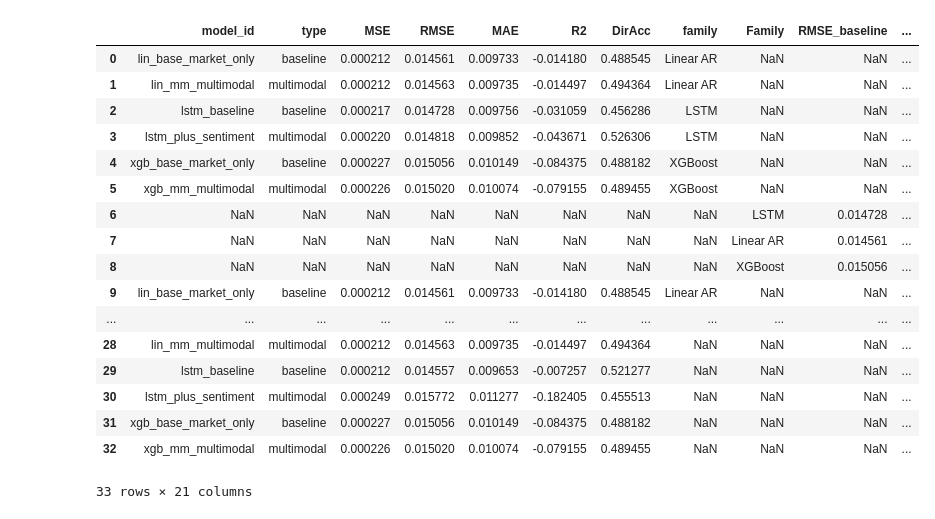
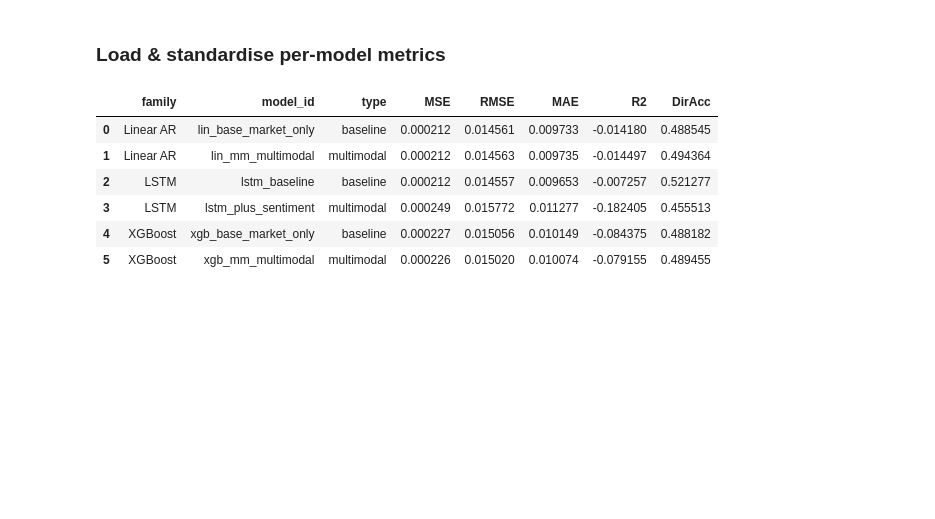
Before and after one commit to mkcakmak/multimodel-financial-time-series-with-sentiment, a Jupyter notebook: noteebooks/40_results_comparison.ipynb, the cells around one changed output. Cells and saved outputs as stored; diff of their text form; code cells hidden in the pictures; blank space fills up the shorter version.

```diff
--- a/noteebooks/40_results_comparison.ipynb
+++ b/noteebooks/40_results_comparison.ipynb
@@ -11,5 +13,5 @@ sns.set(style="whitegrid", context="talk")
 # %%
-BASE_DIR = Path("../")
+BASE_DIR = Path("..").resolve()
 RESULTS_DIR = BASE_DIR / "results"
 
 RESULTS_DIR, RESULTS_DIR.exists()
@@ -27,46 +30,51 @@ metric_files
+# %% [markdown]
+### Load & standardise per-model metrics
 # %%
-rows = []
+# Explicit mapping from model family to its metrics file
+metric_files = {
+    "Linear AR": RESULTS_DIR / "linear_ar" / "overall_metrics_linear.csv",
+    "LSTM":      RESULTS_DIR / "lstm"      / "overall_metrics_lstm.csv",
+    "XGBoost":   RESULTS_DIR / "xgboost"   / "overall_metrics_xgb.csv",
+}
 
-for path in metric_files:
+frames = []
+
+for family, path in metric_files.items():
     df = pd.read_csv(path)
 
-    # Detect LSTM schema
+    # --- harmonise columns for LSTM if needed ---
     if "Model" in df.columns and "model_id" not in df.columns:
-        # Example Model values: "LSTM Baseline" or "LSTM + Sentiment"
         df["model_id"] = (
-            df["Model"].str.lower()
-                       .str.replace(" ", "_")
-                       .str.replace("+", "plus")
-                       .str.replace("__", "_")
+            df["Model"]
+            .str.lower()
+            .str.replace(" ", "_")
+            .str.replace("+", "plus")
+            .str.replace("__", "_")
+        )
+        df.drop(columns=["Model"], inplace=True)
+
+    # infer baseline vs multimodal if 'type' missing
+    if "type" not in df.columns:
+        df["type"] = df["model_id"].apply(
+            lambda x: "baseline" if "baseline" in x or "base" in x else "multimodal"
         )
 
-        df["type"] = df["model_id"].apply(
-            lambda x: "baseline" if "baseline" in x else "multimodal"
-        )
+    df["family"] = family
+    frames.append(df)
 
-        # Drop original column
-        df = df.drop(columns=["Model"])
+# Concatenate all models into one clean table
+results = pd.concat(frames, ignore_index=True)
 
-    rows.append(df)
+# Keep only columns we really need
+keep_cols = ["family", "model_id", "type", "MSE", "RMSE", "MAE", "R2", "DirAcc"]
+results = results[keep_cols].copy()
 
-results = pd.concat(rows, ignore_index=True)
 results
 # %% [output]
-|  | model_id | type | MSE | RMSE | MAE | R2 | DirAcc | family | Family | RMSE_baseline | ... |
-| 0 | lin_base_market_only | baseline | 0.000212 | 0.014561 | 0.009733 | -0.014180 | 0.488545 | Linear AR | NaN | NaN | ... |
-| 1 | lin_mm_multimodal | multimodal | 0.000212 | 0.014563 | 0.009735 | -0.014497 | 0.494364 | Linear AR | NaN | NaN | ... |
-| 2 | lstm_baseline | baseline | 0.000217 | 0.014728 | 0.009756 | -0.031059 | 0.456286 | LSTM | NaN | NaN | ... |
-| 3 | lstm_plus_sentiment | multimodal | 0.000220 | 0.014818 | 0.009852 | -0.043671 | 0.526306 | LSTM | NaN | NaN | ... |
-| 4 | xgb_base_market_only | baseline | 0.000227 | 0.015056 | 0.010149 | -0.084375 | 0.488182 | XGBoost | NaN | NaN | ... |
-| 5 | xgb_mm_multimodal | multimodal | 0.000226 | 0.015020 | 0.010074 | -0.079155 | 0.489455 | XGBoost | NaN | NaN | ... |
-| 6 | NaN | NaN | NaN | NaN | NaN | NaN | NaN | NaN | LSTM | 0.014728 | ... |
-| 7 | NaN | NaN | NaN | NaN | NaN | NaN | NaN | NaN | Linear AR | 0.014561 | ... |
-| 8 | NaN | NaN | NaN | NaN | NaN | NaN | NaN | NaN | XGBoost | 0.015056 | ... |
-| 9 | lin_base_market_only | baseline | 0.000212 | 0.014561 | 0.009733 | -0.014180 | 0.488545 | Linear AR | NaN | NaN | ... |
-| ... | ... | ... | ... | ... | ... | ... | ... | ... | ... | ... | ... |
-| 28 | lin_mm_multimodal | multimodal | 0.000212 | 0.014563 | 0.009735 | -0.014497 | 0.494364 | NaN | NaN | NaN | ... |
-| 29 | lstm_baseline | baseline | 0.000212 | 0.014557 | 0.009653 | -0.007257 | 0.521277 | NaN | NaN | NaN | ... |
-| 30 | lstm_plus_sentiment | multimodal | 0.000249 | 0.015772 | 0.011277 | -0.182405 | 0.455513 | NaN | NaN | NaN | ... |
-| 31 | xgb_base_market_only | baseline | 0.000227 | 0.015056 | 0.010149 | -0.084375 | 0.488182 | NaN | NaN | NaN | ... |
-| 32 | xgb_mm_multimodal | multimodal | 0.000226 | 0.015020 | 0.010074 | -0.079155 | 0.489455 | NaN | NaN | NaN | ... |
+|  | family | model_id | type | MSE | RMSE | MAE | R2 | DirAcc |
+| 0 | Linear AR | lin_base_market_only | baseline | 0.000212 | 0.014561 | 0.009733 | -0.014180 | 0.488545 |
+| 1 | Linear AR | lin_mm_multimodal | multimodal | 0.000212 | 0.014563 | 0.009735 | -0.014497 | 0.494364 |
+| 2 | LSTM | lstm_baseline | baseline | 0.000212 | 0.014557 | 0.009653 | -0.007257 | 0.521277 |
+| 3 | LSTM | lstm_plus_sentiment | multimodal | 0.000249 | 0.015772 | 0.011277 | -0.182405 | 0.455513 |
+| 4 | XGBoost | xgb_base_market_only | baseline | 0.000227 | 0.015056 | 0.010149 | -0.084375 | 0.488182 |
+| 5 | XGBoost | xgb_mm_multimodal | multimodal | 0.000226 | 0.015020 | 0.010074 | -0.079155 | 0.489455 |
-33 rows × 21 columns
```
Also changed, not shown: parts of 17 cells of this notebook.
